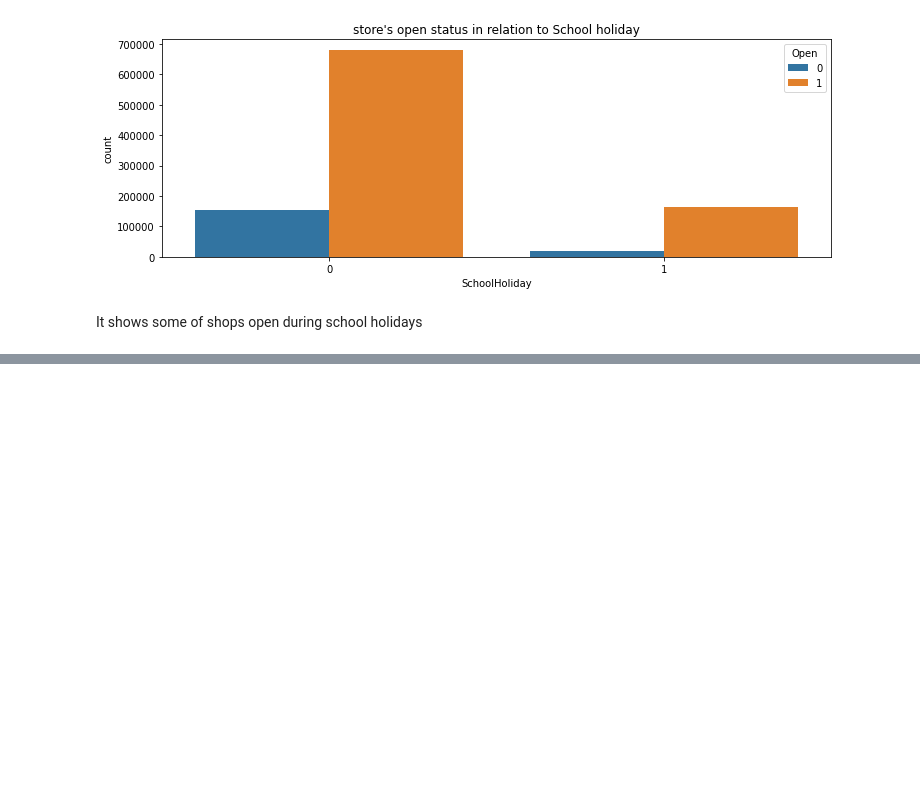
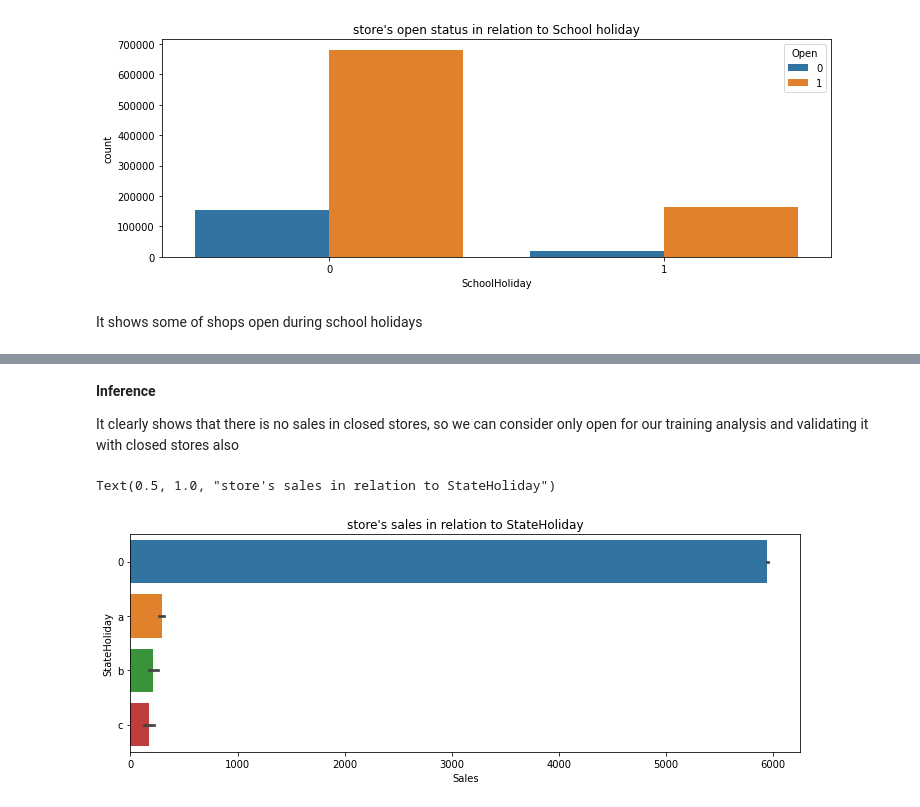
Before and after one commit to vak1997/Rossmann-Sales-Prediction, a Jupyter notebook: Rossmann_Sales_Prediction_Capstone_Project_2.ipynb, the cells around one changed output, grey strips where cells are left out. Drawn from its saved outputs; the diff is of its cells as text; code cells hidden in the pictures; blank space fills up the shorter version.

```diff
--- a/Rossmann_Sales_Prediction_Capstone_Project_2.ipynb
+++ b/Rossmann_Sales_Prediction_Capstone_Project_2.ipynb
@@ -376,0 +388,15 @@ It shows some of shops open during school holidays
+# %% [markdown]
+**Inference**
+
+
+It clearly shows that there is no sales in closed stores, so we can consider only open for our training analysis
+and validating it with closed stores also
+# %%
+#let's explore state Holiday in relation to Sales
+fig, (axis1) = plt.subplots(1,1,figsize=(12,4))
+# plot count plot for State  Holiday Vs Sales
+sns.barplot(y='StateHoliday',x='Sales', data=ross_df, ax=axis1)
+plt.title("store's sales in relation to StateHoliday")
+# %% [output]
+Text(0.5, 1.0, "store's sales in relation to StateHoliday")
+[figure, added]
```
Also changed, not shown: parts of 15 cells of this notebook.
